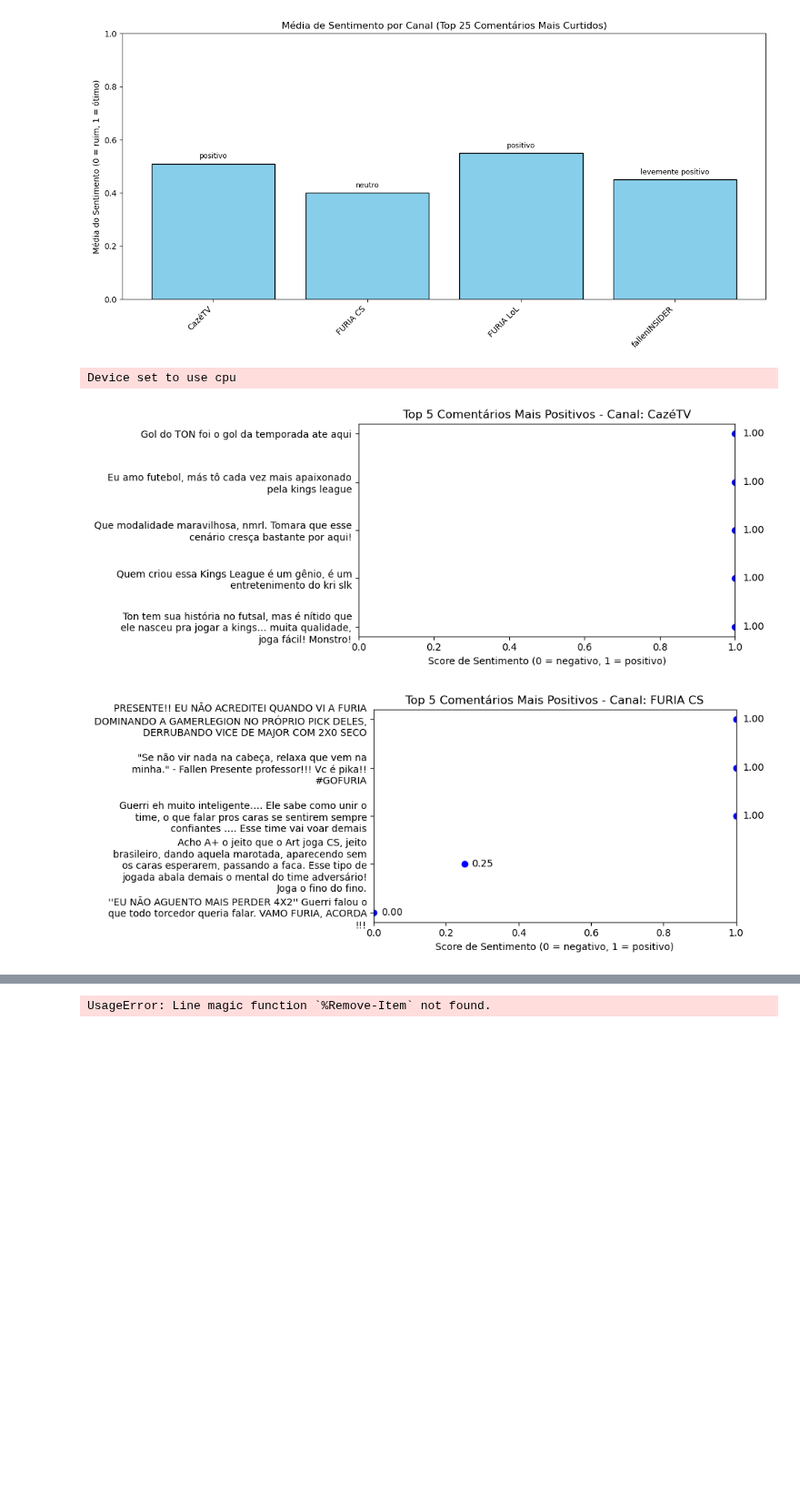
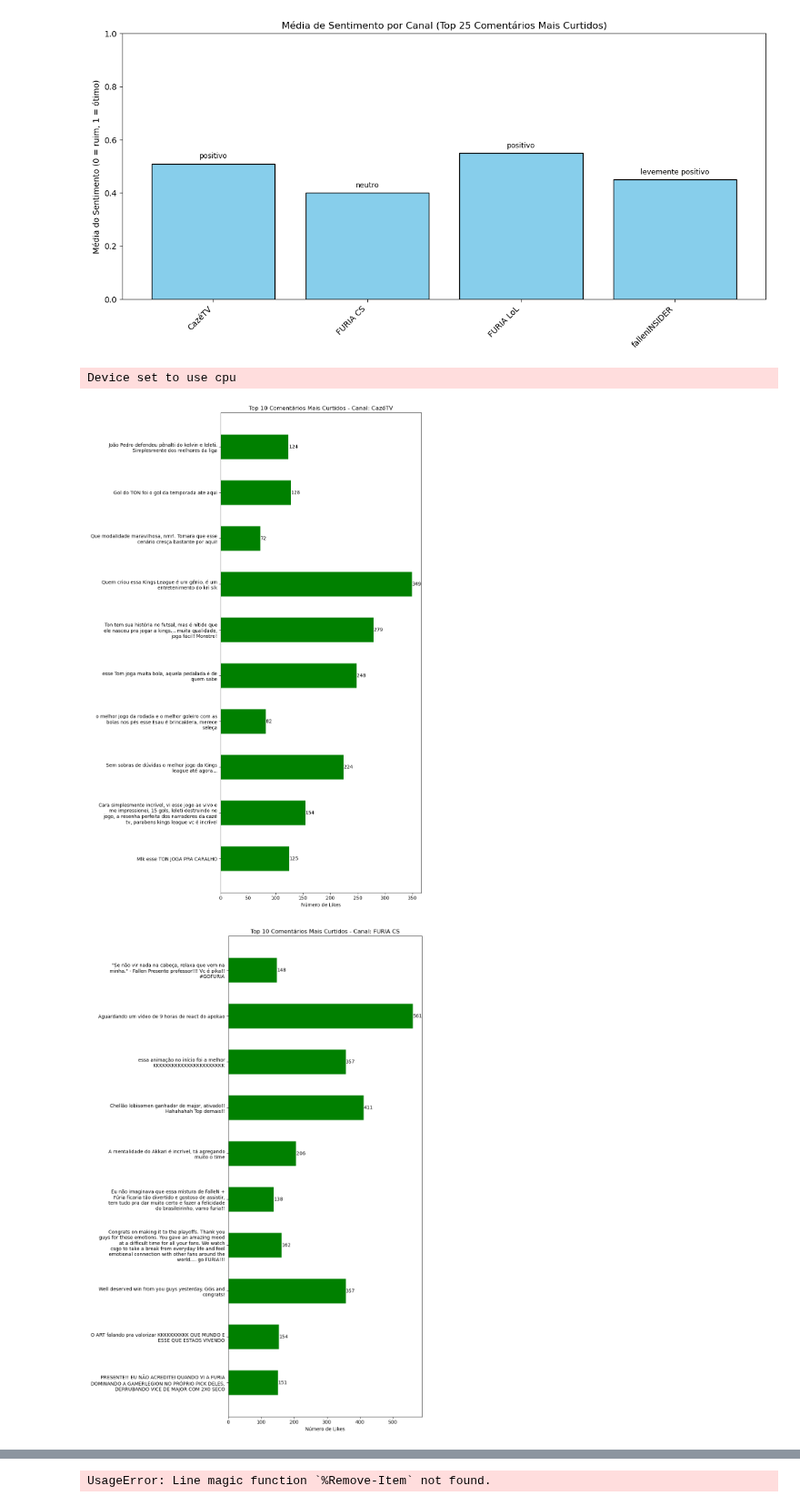
Before and after one commit to LMolinaro01/FURIA_KnowYourFan, a Jupyter notebook: main.ipynb, the cells around one changed output, grey strips where cells are left out. Shown at 91% size. Cells and saved outputs as stored; diff of their text form; code cells hidden in the pictures; blank space fills up the shorter version.

Commit message:
Melhor Visualização (Comentários positivos por canal)

```diff
--- a/main.ipynb
+++ b/main.ipynb
@@ -1372,47 +1374,55 @@ for i in range(0, len(texts), batch_size):
 
 # 5. Converte labels em score normalizado
 scores = []
 for res in results:
     stars = int(res['label'][0])
     score = (stars - 1) / 4  # normaliza para 0–1
     scores.append(score)
 
 top100_filtrado = top100_filtrado.reset_index(drop=True)
 top100_filtrado['sentiment_score'] = scores
 
-# 6. Filtra 5 comentários por canal com base no score de sentimento
+# 6. Filtra 10 comentários por canal com base no score de sentimento
 top_comentarios_canal = []
 
 for channel, group in top100_filtrado.groupby('channel_name'):
-    top_comentarios_canal.append(group.sort_values('sentiment_score', ascending=False).head(5))
+    top_comentarios_canal.append(group.sort_values('sentiment_score', ascending=False).head(10))
 
-# Concatena os 5 melhores comentários de cada canal
 top_comentarios_canal = pd.concat(top_comentarios_canal).reset_index(drop=True)
 
-# 7. Função para plotar gráfico individual para cada canal
+# Função para simplificar comentários longos
+def simplificar_comentario(texto, limite=250):
+    if len(texto) <= limite:
+        return texto
+    palavras = texto.split()
+    return f"{texto[:limite].rstrip()}... {' '.join(palavras[-2:])}"
+
+# 7. Função para plotar gráfico individual para cada canal, agora exibindo o número de likes
 def plot_comentarios_canal(df, canal):
-    comentarios = [textwrap.fill(txt, width=50) for txt in df['text']]
-    scores = df['sentiment_score']
+    comentarios = [textwrap.fill(simplificar_comentario(txt), width=50) for txt in df['text']]
+    likes = df['likes']
 
-    plt.figure(figsize=(10, len(df) * 0.8))
-    bars = plt.barh(range(len(comentarios)), scores, color='green')
-    plt.yticks(range(len(comentarios)), comentarios)
-    plt.xlabel('Score de Sentimento (0 = negativo, 1 = positivo)')
-    plt.title(f'Top 5 Comentários Mais Positivos - Canal: {canal}')
-    plt.xlim(0, 1)
+    spacing = 1.5  # aumenta a distância entre as barras
+    y_positions = [i * spacing for i in range(len(comentarios))]
+
+    plt.figure(figsize=(10, len(df) * 1.5))
+    bars = plt.barh(y_positions, likes, color='green')
+    plt.yticks(y_positions, comentarios)
+    plt.xlabel('Número de Likes')
+    plt.title(f'Top 10 Comentários Mais Curtidos - Canal: {canal}')
     plt.gca().invert_yaxis()
 
-    # Exibe o score ao lado de cada barra
-    for i, score in enumerate(scores):
-        plt.text(score + 0.02, i, f'{score:.2f}', va='center')
+    # Exibe o número de likes ao lado de cada barra
+    for y, like in zip(y_positions, likes):
+        plt.text(like + 0.5, y, f'{like}', va='center')
 
     plt.tight_layout()
     plt.show()
 
 # 8. Cria um gráfico para cada canal
 for channel, group in top_comentarios_canal.groupby('channel_name'):
     plot_comentarios_canal(group, channel)
 # %% [output]
 Device set to use cpu
-[figure, old version]
+[figure, new version]
-[figure, old version]
+[figure, new version]
```
Also changed, not shown: parts of 2 cells of this notebook.
